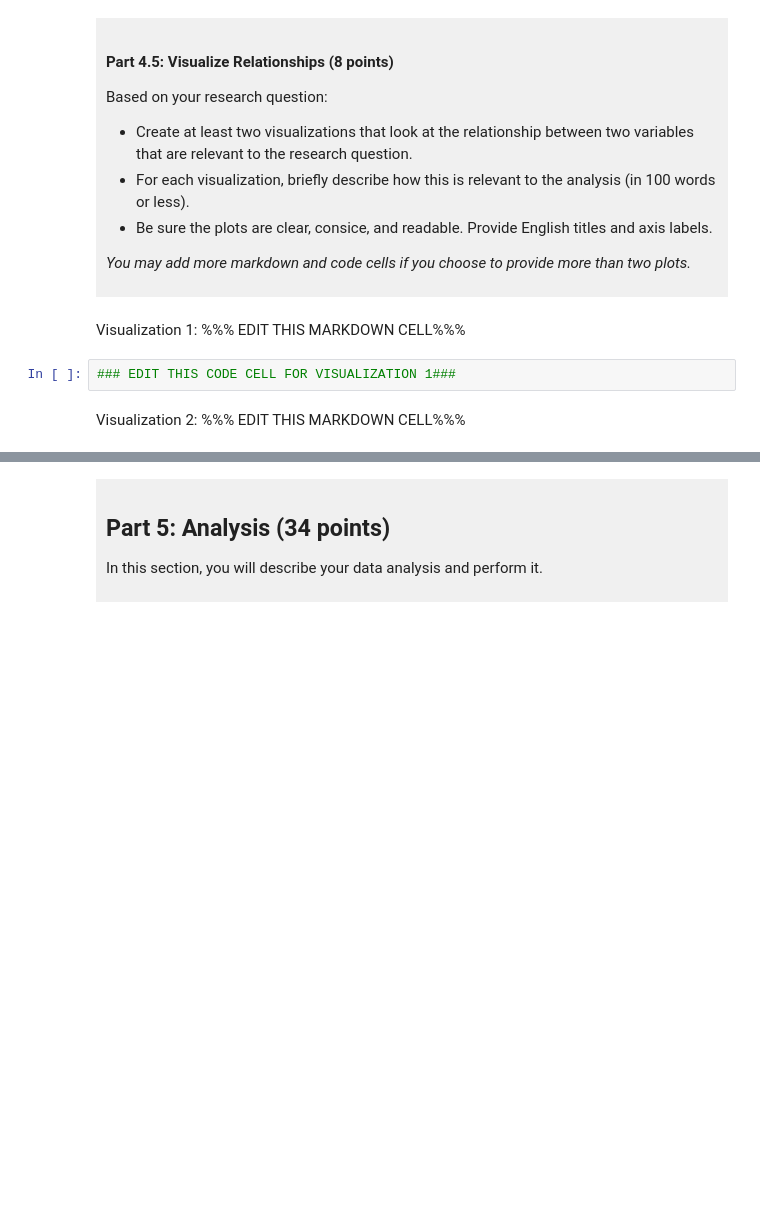
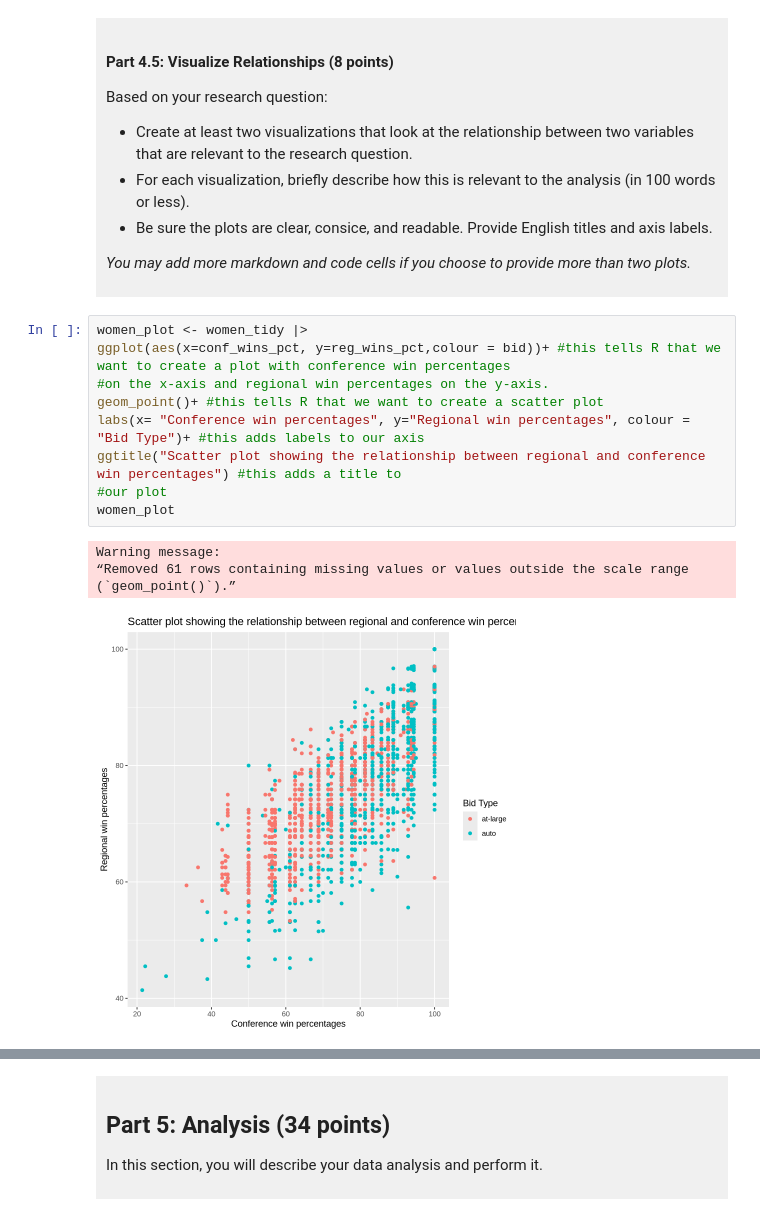
Before and after one commit to mngrindacc/dsci-100-project-minh-nguyen, a Jupyter notebook: dsci-100-project-notebook.ipynb, the cells around one changed output, grey strips where cells are left out. Drawn from its saved outputs; the diff is of its cells as text; blank space fills up the shorter version.

```diff
--- a/dsci-100-project-notebook.ipynb
+++ b/dsci-100-project-notebook.ipynb
@@ -334,9 +391,17 @@ Based on your research question:
 
 *You may add more markdown and code cells if you choose to provide more than two plots.*
 </div>
-# %% [markdown]
-Visualization 1: %%% EDIT THIS MARKDOWN CELL%%%
-# %%
-### EDIT THIS CODE CELL FOR VISUALIZATION 1###
-# %% [markdown]
-Visualization 2: %%% EDIT THIS MARKDOWN CELL%%%
+# %%
+women_plot <- women_tidy |>
+ggplot(aes(x=conf_wins_pct, y=reg_wins_pct,colour = bid))+ #this tells R that we want to create a plot with conference win percentages
+#on the x-axis and regional win percentages on the y-axis.
+geom_point()+ #this tells R that we want to create a scatter plot
+labs(x= "Conference win percentages", y="Regional win percentages", colour = "Bid Type")+ #this adds labels to our axis
+ggtitle("Scatter plot showing the relationship between regional and conference win percentages") #this adds a title to
+#our plot
+women_plot
+# %% [output]
+Warning message:
+“Removed 61 rows containing missing values or values outside the scale range
+(`geom_point()`).”
+[figure, added]
```
Also changed, not shown: parts of 11 cells of this notebook.
